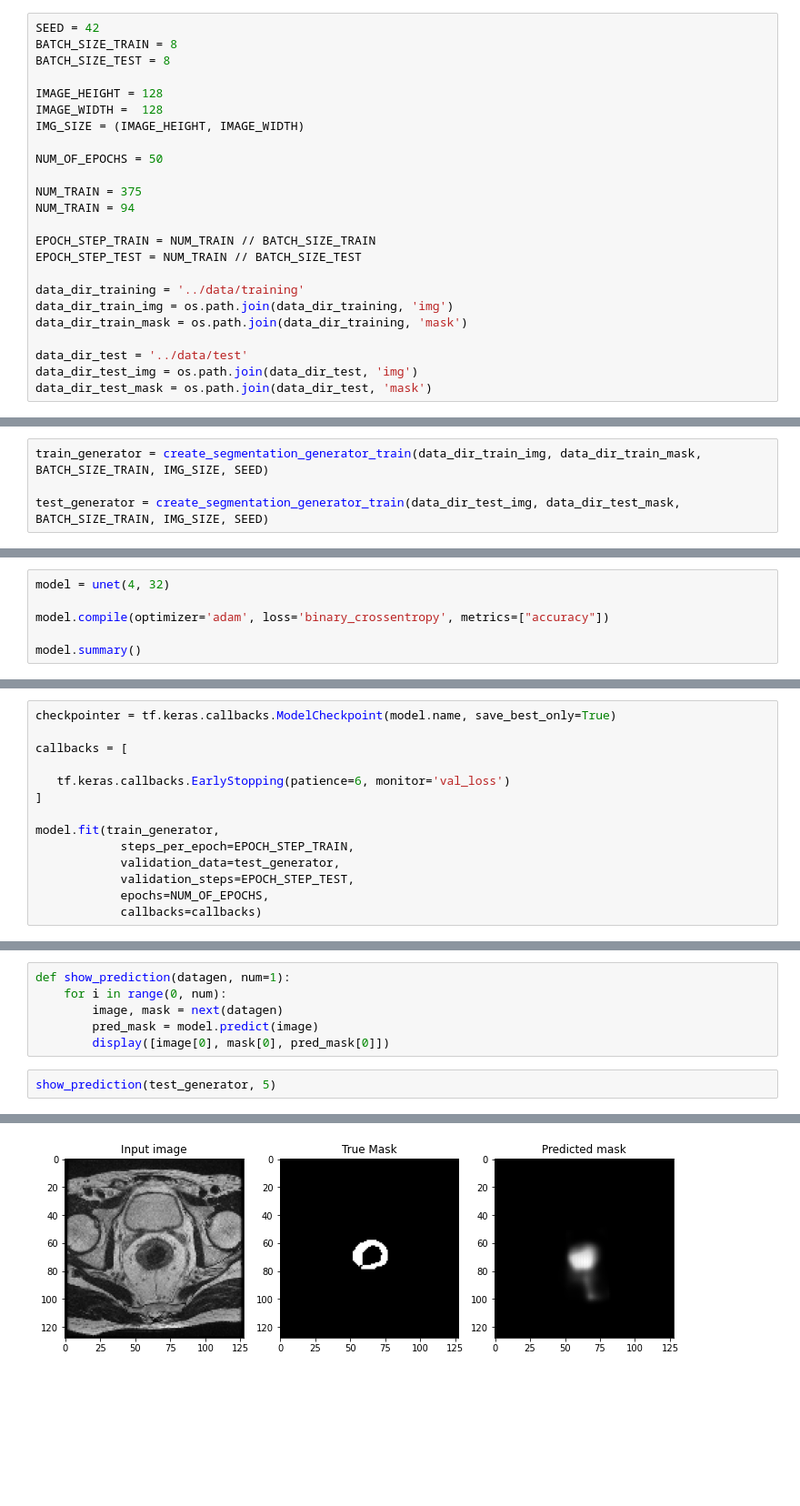
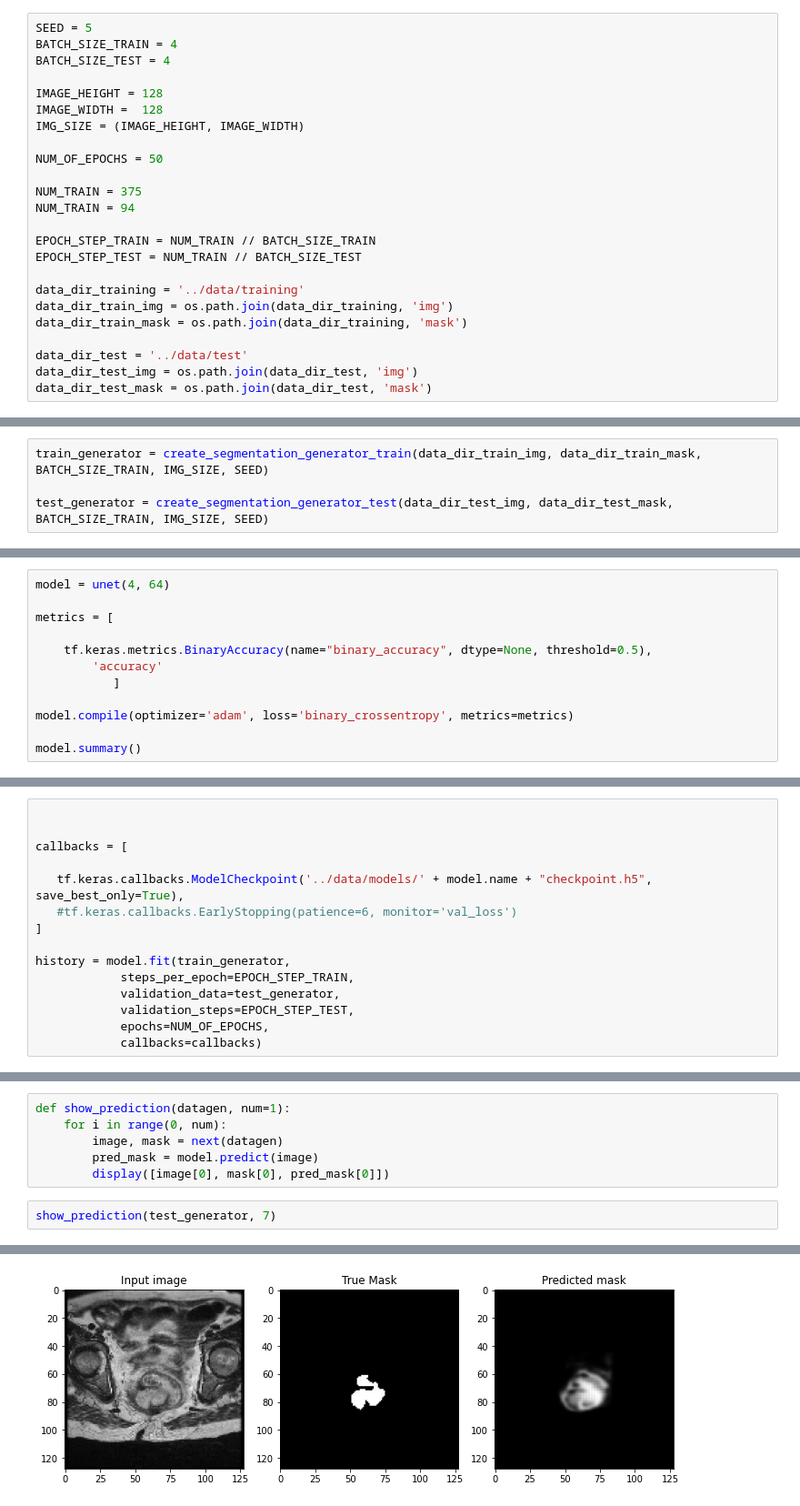
Before and after one commit to giuseppefilitto/img-segm, a Jupyter notebook: notebooks/Segmentation.ipynb, the cells around one changed output, grey strips where cells are left out. Shown at 91% size. Drawn from its saved outputs; the diff is of its cells as text; blank space fills up the shorter version.

```diff
--- a/notebooks/Segmentation.ipynb
+++ b/notebooks/Segmentation.ipynb
@@ -10,9 +10,9 @@ from tensorflow.keras.preprocessing.image import ImageDataGenerator
 # %% [markdown]
 ### Constants
 # %%
-SEED = 42
-BATCH_SIZE_TRAIN = 8
-BATCH_SIZE_TEST = 8
+SEED = 5
+BATCH_SIZE_TRAIN = 4
+BATCH_SIZE_TEST = 4
 
 IMAGE_HEIGHT = 128
 IMAGE_WIDTH =  128
@@ -69,7 +69,7 @@ def create_segmentation_generator_test(img_path, mask_path, BATCH_SIZE, IMG_SIZE
 # %%
 train_generator = create_segmentation_generator_train(data_dir_train_img, data_dir_train_mask, BATCH_SIZE_TRAIN, IMG_SIZE, SEED)
 
-test_generator = create_segmentation_generator_train(data_dir_test_img, data_dir_test_mask, BATCH_SIZE_TRAIN, IMG_SIZE, SEED)
+test_generator = create_segmentation_generator_test(data_dir_test_img, data_dir_test_mask, BATCH_SIZE_TRAIN, IMG_SIZE, SEED)
 # %% [output]
 Found 375 images belonging to 1 classes.
 Found 375 images belonging to 1 classes.
@@ -134,9 +136,15 @@ def unet(n_levels, initial_features=64, n_conv=2, kernel_size=3, pooling_size=2,
 
     return tf.keras.Model(inputs=[inputs], outputs=[x], name=f'UNET-L{n_levels}-F{initial_features}')
 # %%
-model = unet(4, 32)
+model = unet(4, 64)
 
-model.compile(optimizer='adam', loss='binary_crossentropy', metrics=["accuracy"])
+metrics = [
+
+    tf.keras.metrics.BinaryAccuracy(name="binary_accuracy", dtype=None, threshold=0.5),
+        'accuracy'
+           ]
+
+model.compile(optimizer='adam', loss='binary_crossentropy', metrics=metrics)
 
 model.summary()
 # %% [output]
@@ -158,14 +166,15 @@ Trainable params: 2,140,065
 Non-trainable params: 0
 __________________________________________________________________________________________________
 # %%
-checkpointer = tf.keras.callbacks.ModelCheckpoint(model.name, save_best_only=True)
+
 
 callbacks = [
 
-   tf.keras.callbacks.EarlyStopping(patience=6, monitor='val_loss')
+   tf.keras.callbacks.ModelCheckpoint('../data/models/' + model.name + "checkpoint.h5", save_best_only=True),
+   #tf.keras.callbacks.EarlyStopping(patience=6, monitor='val_loss')
 ]
 
-model.fit(train_generator,
+history = model.fit(train_generator,
             steps_per_epoch=EPOCH_STEP_TRAIN,
             validation_data=test_generator,
             validation_steps=EPOCH_STEP_TEST,
@@ -204,5 +233,5 @@ def show_prediction(datagen, num=1):
         pred_mask = model.predict(image)
         display([image[0], mask[0], pred_mask[0]])
 # %%
-show_prediction(test_generator, 5)
+show_prediction(test_generator, 7)
 # %% [output]
@@ -211 +240 @@ show_prediction(test_generator, 5)
-[figure, old version]
+[figure, new version]
```
Also changed, not shown: parts of 7 cells of this notebook.
